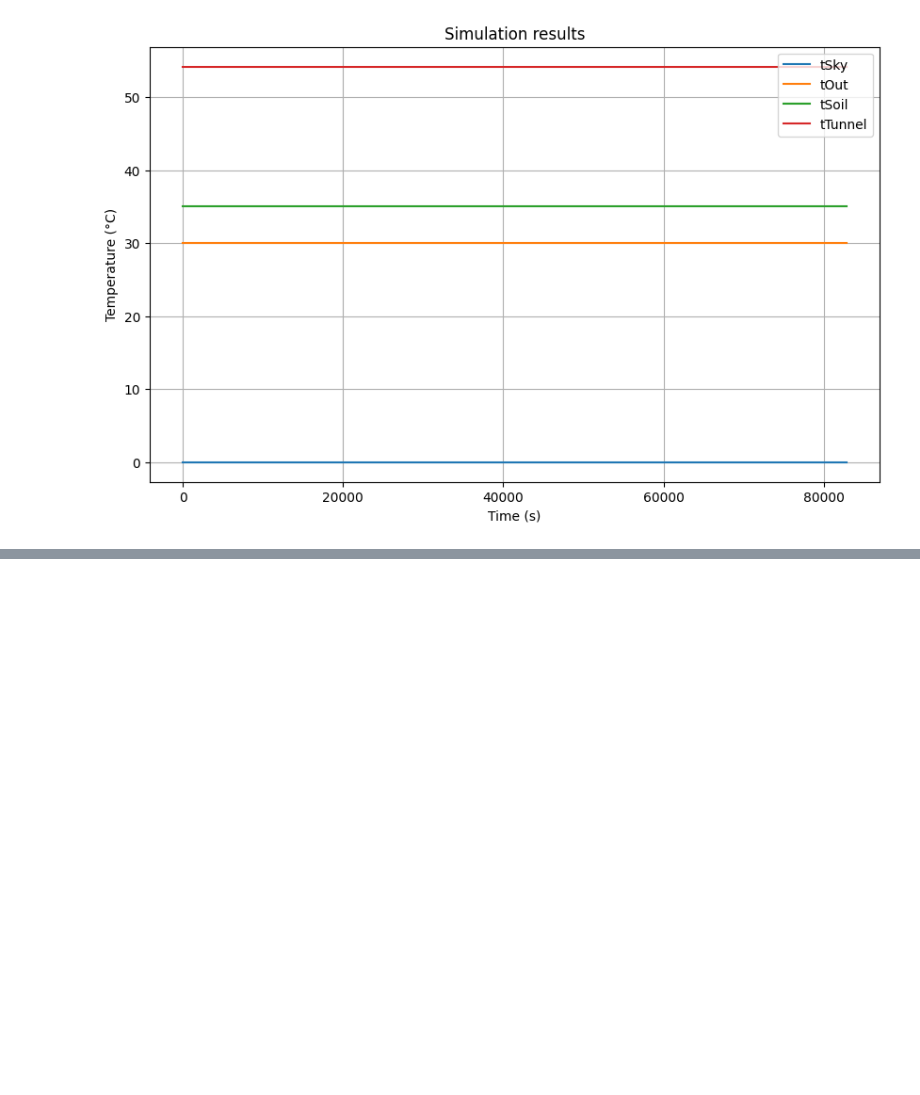
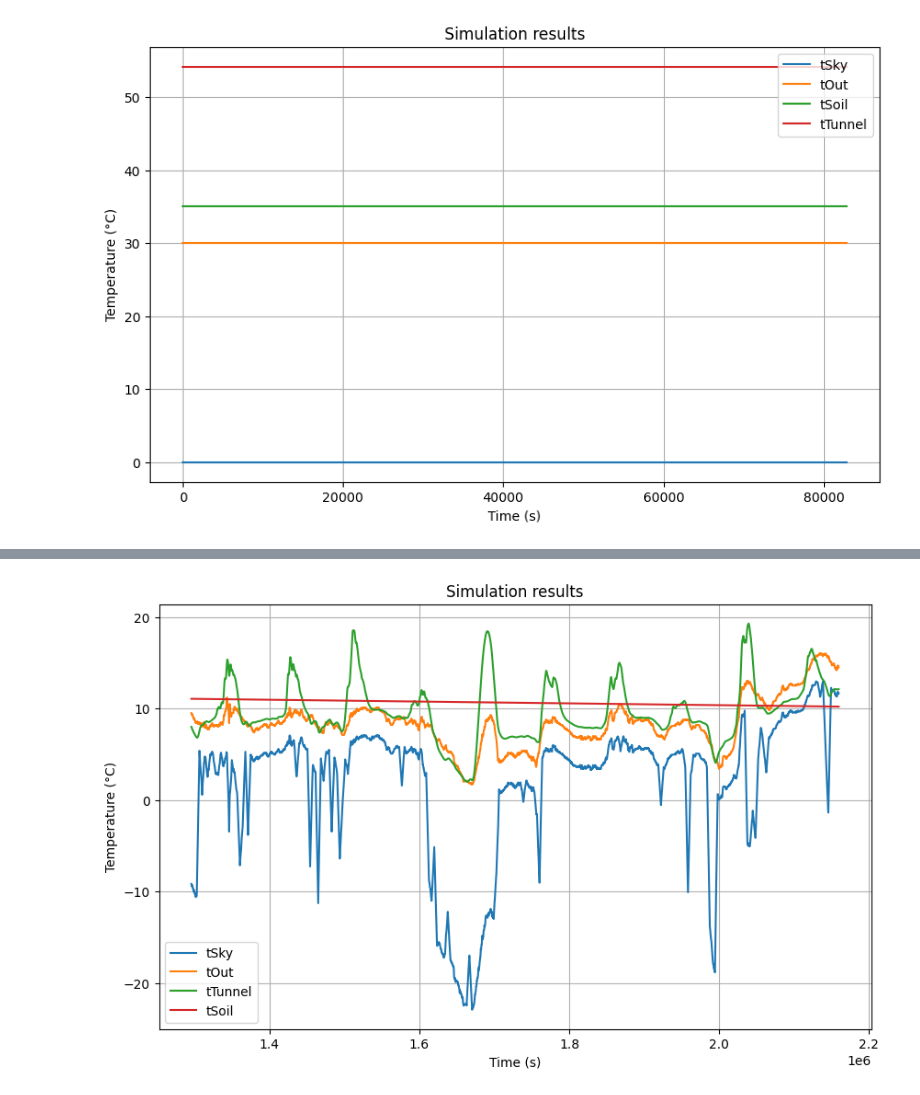
Before and after one commit to davkat1/intro_gh_modelling_draft, a Jupyter notebook: notebooks/02_tunnel_model_in_greenlight.ipynb, the cells around one changed output, grey strips where cells are left out. Saved outputs shown, nothing was run; the diff lists cells and outputs as text; code cells hidden in the pictures; blank space fills up the shorter version.

```diff
--- a/notebooks/02_tunnel_model_in_greenlight.ipynb
+++ b/notebooks/02_tunnel_model_in_greenlight.ipynb
@@ -322,0 +402,31 @@ plt.show()
+# %%
+"""Load simulation result"""
+output_3 = pd.read_csv(os.path.join("output", "output_3.csv"), header=[0,1,2], low_memory=False)
+
+"""Make graphs"""
+variable_names = output_3.columns.get_level_values(0)
+descriptions = output_3.columns.get_level_values(1)
+units = output_3.columns.get_level_values(2)
+
+# Create dictionaries for descriptions and units
+descriptions_dict = dict(zip(variable_names, descriptions))
+units_dict = dict(zip(variable_names, units))
+
+"""Present results in a graph graphs"""
+# Choose variables out of output_df.columns
+# For a description of a variable var, see descriptions_dict[var]. For the unit, see units_dict[var]
+chosen_vars = ["tSky", "tOut", "tTunnel", "tSoil"]
+
+plt.figure(figsize=(10, 6))
+
+for var in chosen_vars:
+    plt.plot(output_3["Time"], output_3[var], label=var)
+
+plt.xlabel("Time (s)")
+plt.ylabel("Temperature (°C)")
+plt.title("Simulation results")
+plt.legend()
+plt.grid(True)
+plt.show()
+# %% [output]
+[figure, added]
```
Also changed, not shown: parts of 8 cells of this notebook, 2 other files.
